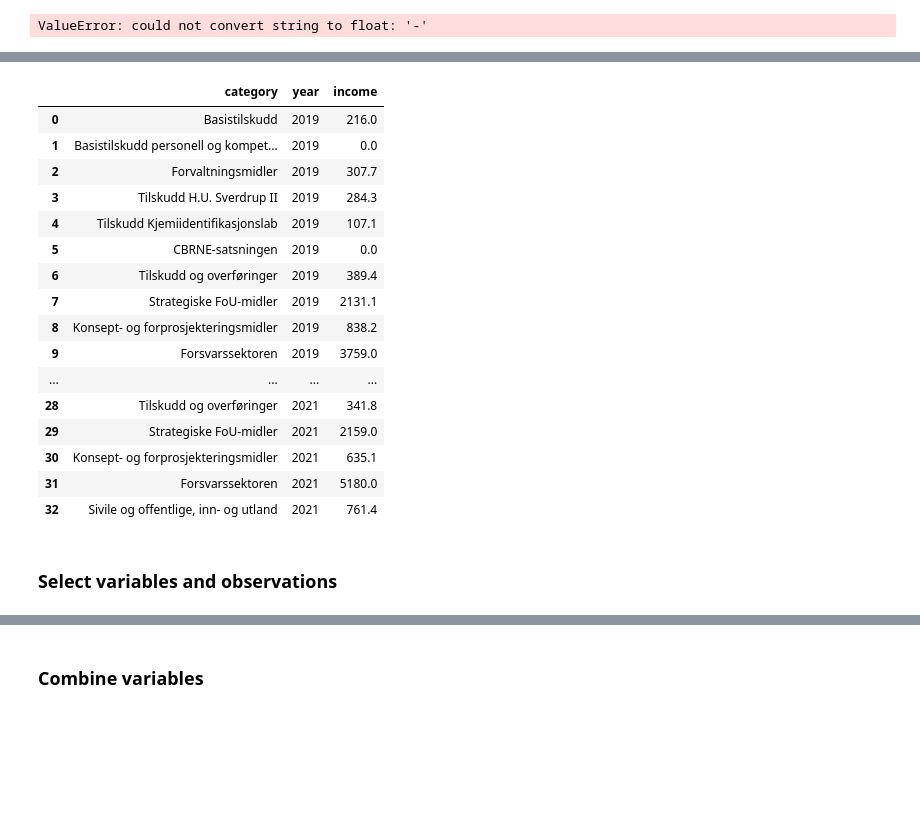
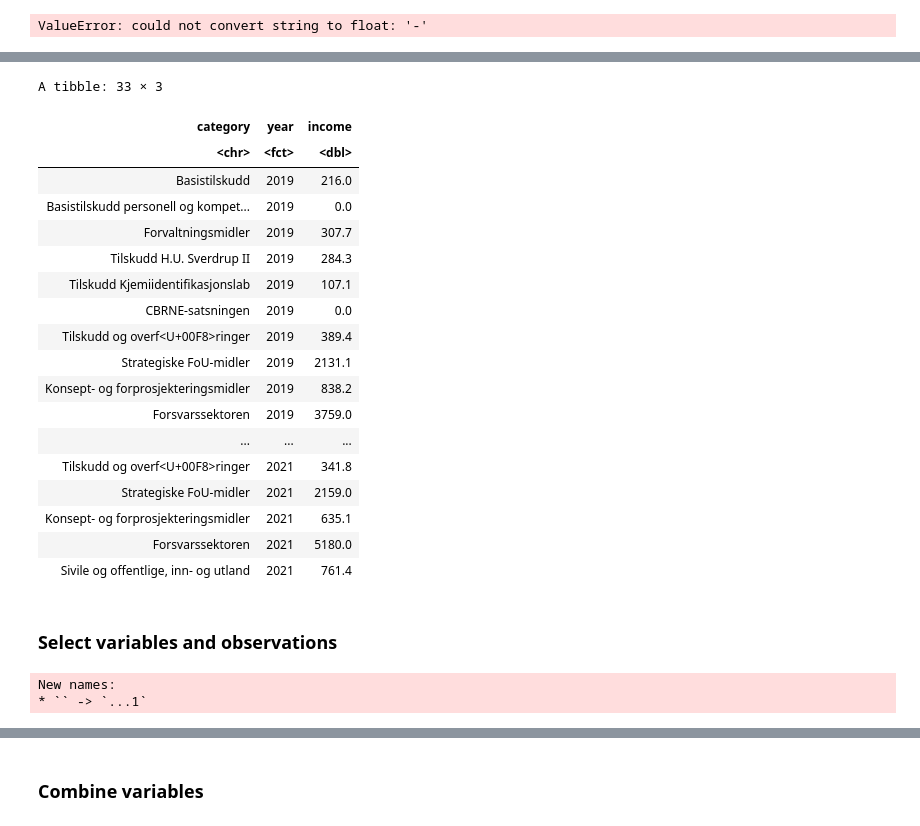
Before and after one commit to auroravoje/intro_data_processing, a Jupyter notebook: R/planR.ipynb, the cells around one changed output, grey strips where cells are left out. Saved outputs shown, nothing was run; the diff lists cells and outputs as text; code cells hidden in the pictures; blank space fills up the shorter version.

```diff
--- a/R/planR.ipynb
+++ b/R/planR.ipynb
@@ -536,11 +469,0 @@ income <- read_excel(paste(getwd(),"/data/driftsinntekter-2021.xlsx",sep=""),ski
-# %%
-income <- read_excel(paste(getwd(),"/data/driftsinntekter-2021.xlsx",sep=""),skip=1) %>%
-          rename(category=Category) %>%
-          gather(year, income, "2019":"2021")
-
-
-#income = (
-#    pd.read_excel("../data/driftsinntekter-2021.xlsx", header=1)
-#    .rename(columns={"Category": "category"})
-#    .melt(id_vars=["category"], var_name="year", value_name="income")
-#)
@@ -731,45 +592,40 @@ income %>%
 # %%
 # replace NA with anything you want, but specify which column
 income %>%
   replace_na(list(income=0)) %>%
   View()
-income.fillna(0)
 # %% [output]
+A tibble: 33 × 3
-|  | category | year | income |
-| 0 | Basistilskudd | 2019 | 216.0 |
-| 1 | Basistilskudd personell og kompet... | 2019 | 0.0 |
-| 2 | Forvaltningsmidler | 2019 | 307.7 |
-| 3 | Tilskudd H.U. Sverdrup II | 2019 | 284.3 |
-| 4 | Tilskudd Kjemiidentifikasjonslab | 2019 | 107.1 |
-| 5 | CBRNE-satsningen | 2019 | 0.0 |
-| 6 | Tilskudd og overføringer | 2019 | 389.4 |
-| 7 | Strategiske FoU-midler | 2019 | 2131.1 |
-| 8 | Konsept- og forprosjekteringsmidler | 2019 | 838.2 |
-| 9 | Forsvarssektoren | 2019 | 3759.0 |
-| ... | ... | ... | ... |
-| 28 | Tilskudd og overføringer | 2021 | 341.8 |
-| 29 | Strategiske FoU-midler | 2021 | 2159.0 |
-| 30 | Konsept- og forprosjekteringsmidler | 2021 | 635.1 |
-| 31 | Forsvarssektoren | 2021 | 5180.0 |
-| 32 | Sivile og offentlige, inn- og utland | 2021 | 761.4 |
+| category | year | income |
+| <chr> | <fct> | <dbl> |
+| Basistilskudd | 2019 | 216.0 |
+| Basistilskudd personell og kompet... | 2019 | 0.0 |
+| Forvaltningsmidler | 2019 | 307.7 |
+| Tilskudd H.U. Sverdrup II | 2019 | 284.3 |
+| Tilskudd Kjemiidentifikasjonslab | 2019 | 107.1 |
+| CBRNE-satsningen | 2019 | 0.0 |
+| Tilskudd og overf<U+00F8>ringer | 2019 | 389.4 |
+| Strategiske FoU-midler | 2019 | 2131.1 |
+| Konsept- og forprosjekteringsmidler | 2019 | 838.2 |
+| Forsvarssektoren | 2019 | 3759.0 |
+| ... | ... | ... |
+| Tilskudd og overf<U+00F8>ringer | 2021 | 341.8 |
+| Strategiske FoU-midler | 2021 | 2159.0 |
+| Konsept- og forprosjekteringsmidler | 2021 | 635.1 |
+| Forsvarssektoren | 2021 | 5180.0 |
+| Sivile og offentlige, inn- og utland | 2021 | 761.4 |
 # %% [markdown]
 ### Select variables and observations
 # %%
 budget <- read_excel(paste(getwd(),"/data/kap1.xlsx",sep=""),
                      sheet="1.2", skip=4, na="-") %>%
   rename(land = 1,
-         tiltak = Budsjettiltak,
-         lån = `Lån og garantier`) %>%
-  replace_na(list(lån=0))
-
-
-#budget = (
-#    pd.read_excel(
-#        "../data/kap1.xlsx", sheet_name="1.2", header=4, index_col=0, na_values="-"
-#    )
-#    .rename(columns={"Budsjettiltak": "tiltak", "Lån og garantier": "lån"})
-#    .fillna(0)
-#)
+         tiltak = 2,
+         laan = 3) %>%
+  replace_na(list(laan=0))
+# %% [output]
+New names:
+* `` -> `...1`
 # %%
 budget
 # %% [output]
```
Also changed, not shown: parts of 110 cells of this notebook, 2 other files.
